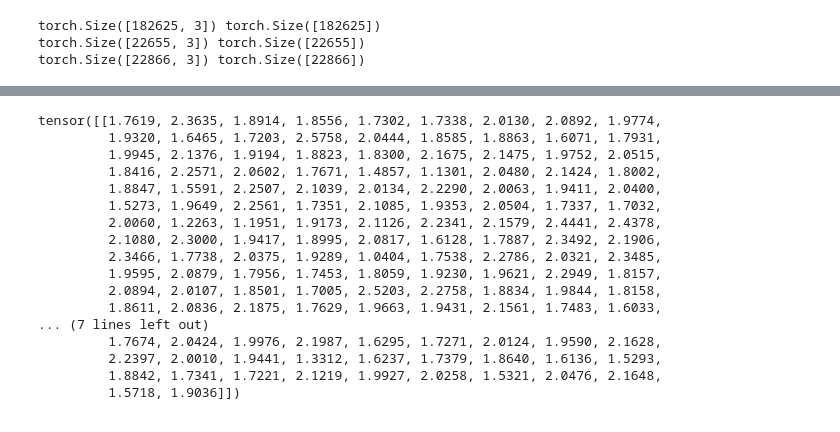
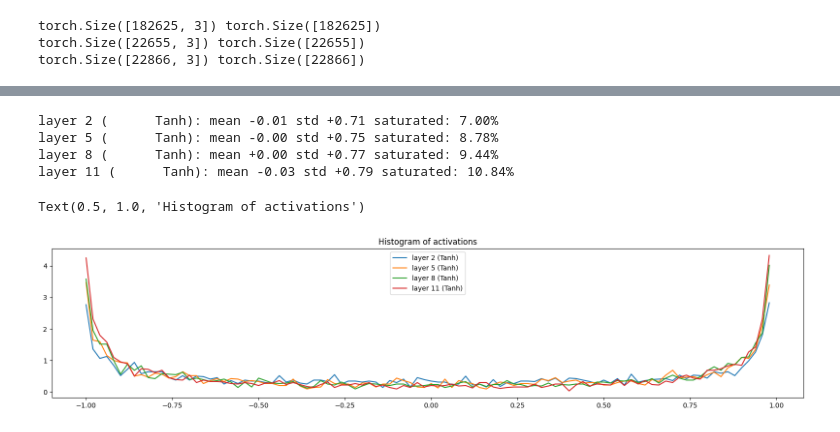
Before and after one commit to muuki2/makemore-clone, a Jupyter notebook: makemore_mlp2.ipynb, the cells around one changed output, grey strips where cells are left out. Saved outputs shown, nothing was run; the diff lists cells and outputs as text; code cells hidden in the pictures.

```diff
--- a/makemore_mlp2.ipynb
+++ b/makemore_mlp2.ipynb
@@ -260,20 +227,24 @@ tensor([[1.7723, 2.3911, 1.9101, 1.8743, 1.7488, 1.7565, 2.0193, 2.1019, 1.9965,
-# %%
-bnstd_running
-# %% [output]
-tensor([[1.7619, 2.3635, 1.8914, 1.8556, 1.7302, 1.7338, 2.0130, 2.0892, 1.9774,
-         1.9320, 1.6465, 1.7203, 2.5758, 2.0444, 1.8585, 1.8863, 1.6071, 1.7931,
-         1.9945, 2.1376, 1.9194, 1.8823, 1.8300, 2.1675, 2.1475, 1.9752, 2.0515,
-         1.8416, 2.2571, 2.0602, 1.7671, 1.4857, 1.1301, 2.0480, 2.1424, 1.8002,
-         1.8847, 1.5591, 2.2507, 2.1039, 2.0134, 2.2290, 2.0063, 1.9411, 2.0400,
-         1.5273, 1.9649, 2.2561, 1.7351, 2.1085, 1.9353, 2.0504, 1.7337, 1.7032,
-         2.0060, 1.2263, 1.1951, 1.9173, 2.1126, 2.2341, 2.1579, 2.4441, 2.4378,
-         2.1080, 2.3000, 1.9417, 1.8995, 2.0817, 1.6128, 1.7887, 2.3492, 2.1906,
-         2.3466, 1.7738, 2.0375, 1.9289, 1.0404, 1.7538, 2.2786, 2.0321, 2.3485,
-         1.9595, 2.0879, 1.7956, 1.7453, 1.8059, 1.9230, 1.9621, 2.2949, 1.8157,
-         2.0894, 2.0107, 1.8501, 1.7005, 2.5203, 2.2758, 1.8834, 1.9844, 1.8158,
-         1.8611, 2.0836, 2.1875, 1.7629, 1.9663, 1.9431, 2.1561, 1.7483, 1.6033,
-... (7 lines left out)
-         1.7674, 2.0424, 1.9976, 2.1987, 1.6295, 1.7271, 2.0124, 1.9590, 2.1628,
-         2.2397, 2.0010, 1.9441, 1.3312, 1.6237, 1.7379, 1.8640, 1.6136, 1.5293,
-         1.8842, 1.7341, 1.7221, 2.1219, 1.9927, 2.0258, 1.5321, 2.0476, 2.1648,
-         1.5718, 1.9036]])
+# %%
+# visualization
+
+plt.figure(figsize=(20, 4)) # w and h of the plot
+legends = []
+
+for i, layer in enumerate(layers[:-1]): # note: exclude the output layer
+    if isinstance(layer, Tanh):
+        t = layer.out
+        saturated = (t.abs() > 0.99).float().mean() * 100
+        print('layer %d (%10s): mean %+.2f std %+.2f saturated: %.2f%%' % (i, layer.__class__.__name__, t.mean().item(), t.std().item(), saturated.item()))
+        hy, hx = torch.histogram(t, density=True)
+        plt.plot(hx[:-1].detach(), hy.detach())
+        legends.append(f'layer {i} ({layer.__class__.__name__})')
+
+plt.legend(legends)
+plt.title("Histogram of activations")
+# %% [output]
+layer 2 (      Tanh): mean -0.01 std +0.71 saturated: 7.00%
+layer 5 (      Tanh): mean -0.00 std +0.75 saturated: 8.78%
+layer 8 (      Tanh): mean +0.00 std +0.77 saturated: 9.44%
+layer 11 (      Tanh): mean -0.03 std +0.79 saturated: 10.84%
+Text(0.5, 1.0, 'Histogram of activations')
+[figure, added]
```
Also changed, not shown: parts of 18 cells of this notebook.
